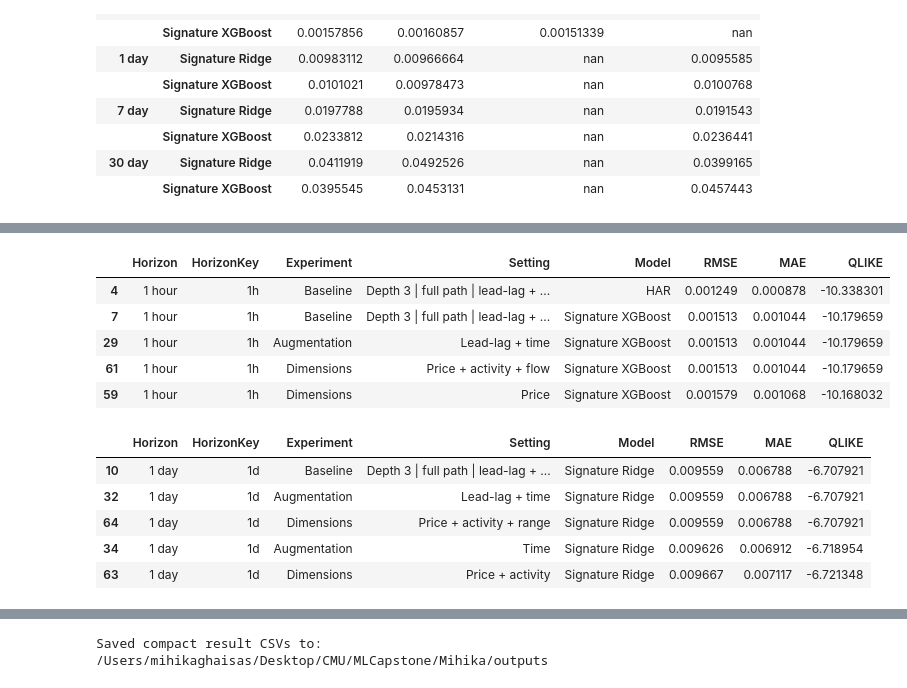
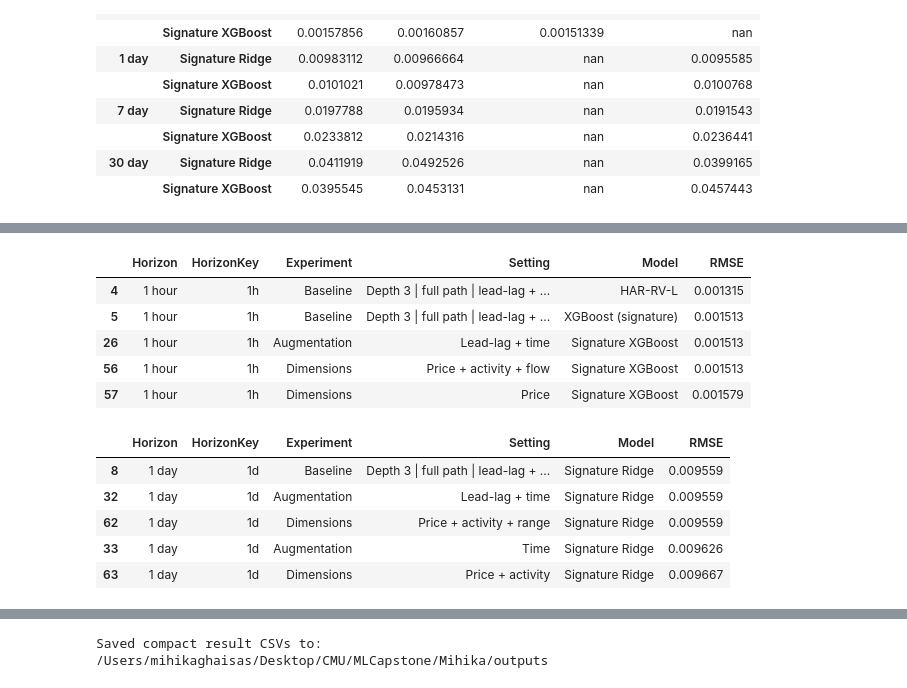
Before and after one commit to mghaisas17/MLCapstone_Proj001, a Jupyter notebook: Mihika/volatility_forecasting.ipynb, the cells around one changed output, grey strips where cells are left out. Cells and saved outputs as stored; diff of their text form; code cells hidden in the pictures.

```diff
--- a/Mihika/volatility_forecasting.ipynb
+++ b/Mihika/volatility_forecasting.ipynb
@@ -83,15 +102,21 @@ YAHOO_END = "2026-09-16"         # inclusive
 # Existing cached files are reused unless this is True.
 FORCE_DOWNLOAD = False
 
-# Final chronological holdout.
+# Final chronological holdout for Experiments 1-4 (the signature ablations).
 TEST_FRACTION = 0.20
 
-# Main metric shown in the compact tables.
-# Change to "MAE" or "QLIKE" if desired.
+# Main metric shown in the compact ablation tables. Only RMSE is tracked now
+# (MAE/QLIKE were dropped); Experiment 5 additionally reports Diebold-Mariano
+# significance against the best model per horizon.
 PRIMARY_METRIC = "RMSE"
 
 # All requested horizons.
 HORIZONS = ["5m", "1h", "1d", "7d", "30d"]
+
+# Experiment 5 (full model comparison incl. GARCH/MLP/LSTM) only makes
+# sense for the daily-bar horizons -- GARCH and the 5-day-window LSTM are
+# built around daily variance, not 5s/1min bars.
+DAILY_HORIZONS = ["1d", "7d", "30d"]
 
 HORIZON_LABELS = {
     "5m": "5 min",
@@ -101,8 +126,21 @@ HORIZON_LABELS = {
     "30d": "30 day",
 }
 
-# Keep XGBoost enabled to run all requested signature models.
+# Keep XGBoost enabled in the signature ablations (Experiments 2-4).
 INCLUDE_XGB = True
+
+# Walk-forward folds for Experiment 5 (expanding window, via TimeSeriesSplit).
+N_SPLITS = 4
+
+# MLP weight decay per horizon -- heavier regularization for the longer
+# horizons, since fewer independent samples are available there.
+WEIGHT_DECAY = {"1d": 1e-4, "7d": 5e-4, "30d": 1e-3}
+
+# Memory: at most this many raw-tick / bars / feature-dataset objects are
+# kept alive at once (LRU -- oldest evicted first). Lower this further if
+# the kernel is still running out of memory; raise it only if you have
+# RAM to spare and want to avoid recomputation across experiments.
+MAX_CACHED_OBJECTS = 1
 # %% [markdown]
 ## 3. Helper functions
 
@@ -349,8 +409,6 @@ The baseline signature path uses both **lead-lag and time augmentation**.
 - 1 day / 7 day / 30 day: `price + activity + range`
 # %%
 baseline_rows = []
-baseline_results = {}
-baseline_datasets = {}
 
 for horizon in HORIZONS:
     spec = replace(
@@ -365,16 +423,14 @@ for horizon in HORIZONS:
         dataset,
         test_fraction=TEST_FRACTION,
     )
+    horizon_steps = duration_steps(spec.horizon, spec.bar_freq)
 
     results = fit_and_evaluate_standard_models(
         dataset,
         train_idx,
         test_idx,
-        include_xgb=INCLUDE_XGB,
+        horizon_steps,
     )
-
-    baseline_datasets[horizon] = dataset
-    baseline_results[horizon] = results
 
     baseline_rows.extend(
         result_rows(
@@ -385,6 +441,12 @@ for horizon in HORIZONS:
         )
     )
 
+    # Only the compact metric rows are needed later. Keeping datasets and
+    # fitted model objects across horizons is what caused the kernel crash.
+    del results, dataset, train_idx, test_idx
+    DATASET_CACHE.clear()
+    gc.collect()
+
 baseline_df = ordered_results(pd.DataFrame(baseline_rows))
 baseline_table = show_baseline_table(baseline_df)
 # %% [output]
@@ -637,21 +815,21 @@ df_min5.head(5)
 # %%
-df_hr1 = all_results[all_results["Horizon"] == "1 hour"]
-df_hr1.head(5)
+df_1hr = all_results[all_results["Horizon"] == "1 hour"]
+df_1hr.head()
 # %% [output]
-|  | Horizon | HorizonKey | Experiment | Setting | Model | RMSE | MAE | QLIKE |
-| 4 | 1 hour | 1h | Baseline | Depth 3 | full path | lead-lag + ... | HAR | 0.001249 | 0.000878 | -10.338301 |
-| 7 | 1 hour | 1h | Baseline | Depth 3 | full path | lead-lag + ... | Signature XGBoost | 0.001513 | 0.001044 | -10.179659 |
-| 29 | 1 hour | 1h | Augmentation | Lead-lag + time | Signature XGBoost | 0.001513 | 0.001044 | -10.179659 |
-| 61 | 1 hour | 1h | Dimensions | Price + activity + flow | Signature XGBoost | 0.001513 | 0.001044 | -10.179659 |
-| 59 | 1 hour | 1h | Dimensions | Price | Signature XGBoost | 0.001579 | 0.001068 | -10.168032 |
+|  | Horizon | HorizonKey | Experiment | Setting | Model | RMSE |
+| 4 | 1 hour | 1h | Baseline | Depth 3 | full path | lead-lag + ... | HAR-RV-L | 0.001315 |
+| 5 | 1 hour | 1h | Baseline | Depth 3 | full path | lead-lag + ... | XGBoost (signature) | 0.001513 |
+| 26 | 1 hour | 1h | Augmentation | Lead-lag + time | Signature XGBoost | 0.001513 |
+| 56 | 1 hour | 1h | Dimensions | Price + activity + flow | Signature XGBoost | 0.001513 |
+| 57 | 1 hour | 1h | Dimensions | Price | Signature XGBoost | 0.001579 |
 # %%
-df_d1 = all_results[all_results["Horizon"] == "1 day"]
-df_d1.head(5)
+df_1d = all_results[all_results["Horizon"] == "1 day"]
+df_1d.head()
 # %% [output]
-|  | Horizon | HorizonKey | Experiment | Setting | Model | RMSE | MAE | QLIKE |
-| 10 | 1 day | 1d | Baseline | Depth 3 | full path | lead-lag + ... | Signature Ridge | 0.009559 | 0.006788 | -6.707921 |
-| 32 | 1 day | 1d | Augmentation | Lead-lag + time | Signature Ridge | 0.009559 | 0.006788 | -6.707921 |
-| 64 | 1 day | 1d | Dimensions | Price + activity + range | Signature Ridge | 0.009559 | 0.006788 | -6.707921 |
-| 34 | 1 day | 1d | Augmentation | Time | Signature Ridge | 0.009626 | 0.006912 | -6.718954 |
-| 63 | 1 day | 1d | Dimensions | Price + activity | Signature Ridge | 0.009667 | 0.007117 | -6.721348 |
+|  | Horizon | HorizonKey | Experiment | Setting | Model | RMSE |
+| 8 | 1 day | 1d | Baseline | Depth 3 | full path | lead-lag + ... | Signature Ridge | 0.009559 |
+| 32 | 1 day | 1d | Augmentation | Lead-lag + time | Signature Ridge | 0.009559 |
+| 62 | 1 day | 1d | Dimensions | Price + activity + range | Signature Ridge | 0.009559 |
+| 33 | 1 day | 1d | Augmentation | Time | Signature Ridge | 0.009626 |
+| 63 | 1 day | 1d | Dimensions | Price + activity | Signature Ridge | 0.009667 |
 # %%
```
Also changed, not shown: parts of 23 cells of this notebook, 41 other files.
